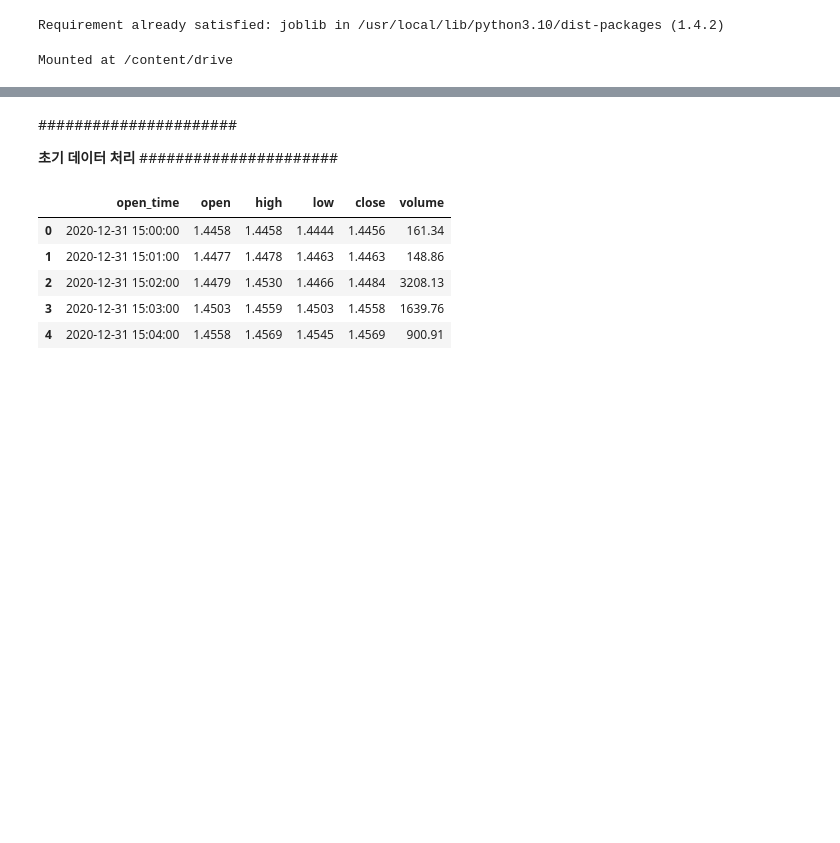
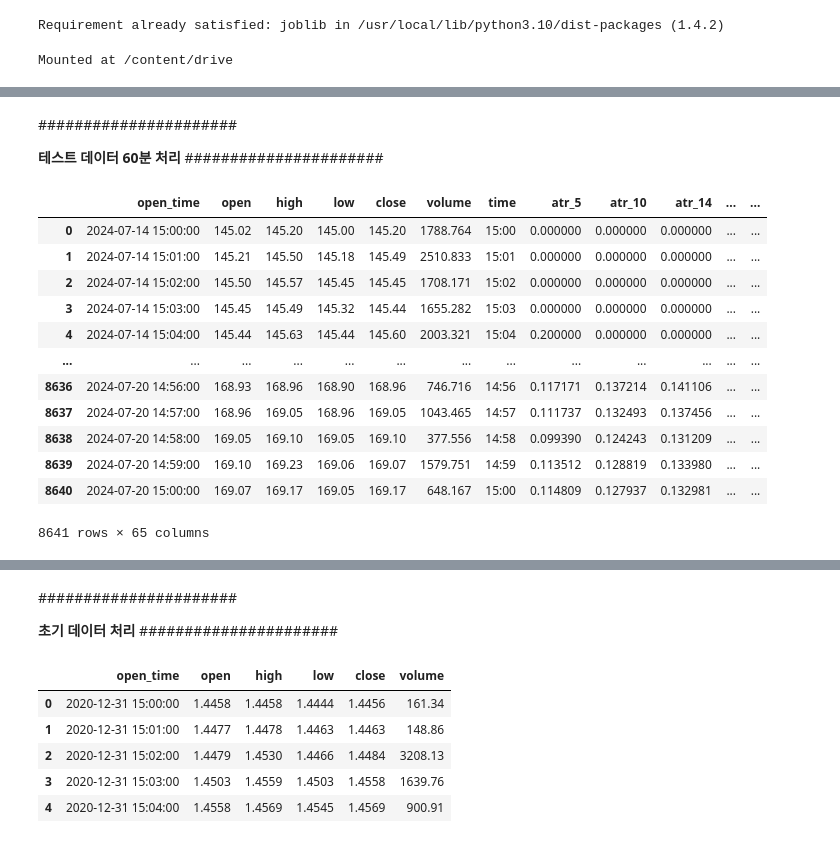
Before and after one commit to krkr5628/Crypto_Analysis_Colab, a Jupyter notebook: Data_Feature_multi_small.ipynb, the cells around one changed output, grey strips where cells are left out. Drawn from its saved outputs; the diff is of its cells as text; code cells hidden in the pictures; blank space fills up the shorter version.

```diff
--- a/Data_Feature_multi_small.ipynb
+++ b/Data_Feature_multi_small.ipynb
@@ -106,0 +150,5 @@ Mounted at /content/drive
+# %%
+data_test = pd.read_csv("/content/drive/MyDrive/Data/SOL_Data_Test.csv")
+
+# Display the first few rows of the dataset to ensure it is loaded correctly
+data_test.head()
@@ -106,0 +239,59 @@ Mounted at /content/drive
+# %% [markdown]
+######################
+
+**테스트 데이터 60분 처리**
+######################
+# %%
+def calculate_max_min_returns(df):
+    window_size = 60
+
+    # 'open_time' 열이 데이터프레임에 있는지 확인
+    if 'open_time' not in df.columns:
+        raise KeyError("'open_time' 열이 데이터프레임에 포함되어 있어야 합니다.")
+
+    # 'open_time' 열을 datetime으로 변환
+    df['open_time'] = pd.to_datetime(df['open_time'])
+
+    # 인덱스 중복 확인 및 제거
+    df = df[~df.duplicated(subset='open_time', keep='first')].copy()
+
+    # 각 행에 대해 60분 윈도우를 적용하여 최대 및 최소 가격 계산
+    df['max_price'] = df.apply(lambda row: df[(df['open_time'] >= row['open_time']) &
+                                              (df['open_time'] < row['open_time'] + pd.Timedelta(minutes=window_size))]['high'].max(), axis=1)
+    df['min_price'] = df.apply(lambda row: df[(df['open_time'] >= row['open_time']) &
+                                              (df['open_time'] < row['open_time'] + pd.Timedelta(minutes=window_size))]['low'].min(), axis=1)
+
+    # 결측값을 적절히 처리
+    df['max_price'].fillna(df['high'], inplace=True)
+    df['min_price'].fillna(df['low'], inplace=True)
+
+    # 현재 가격
+    current_price = df['close']
+
+    # 최대 및 최소 수익률 계산
+    df['max_return_60min'] = ((df['max_price'] - current_price) / current_price) * 100
+    df['min_return_60min'] = ((df['min_price'] - current_price) / current_price) * 100
+
+    # 필요없는 열 삭제
+    df.drop(columns=['max_price', 'min_price'], inplace=True)
+
+    return df
+
+# 최대 상승률과 최대 하락률 계산
+data_test = calculate_max_min_returns(data_test)
+# %%
+data_test
+# %% [output]
+|  | open_time | open | high | low | close | volume | time | atr_5 | atr_10 | atr_14 | ... | ... |
+| 0 | 2024-07-14 15:00:00 | 145.02 | 145.20 | 145.00 | 145.20 | 1788.764 | 15:00 | 0.000000 | 0.000000 | 0.000000 | ... | ... |
+| 1 | 2024-07-14 15:01:00 | 145.21 | 145.50 | 145.18 | 145.49 | 2510.833 | 15:01 | 0.000000 | 0.000000 | 0.000000 | ... | ... |
+| 2 | 2024-07-14 15:02:00 | 145.50 | 145.57 | 145.45 | 145.45 | 1708.171 | 15:02 | 0.000000 | 0.000000 | 0.000000 | ... | ... |
+| 3 | 2024-07-14 15:03:00 | 145.45 | 145.49 | 145.32 | 145.44 | 1655.282 | 15:03 | 0.000000 | 0.000000 | 0.000000 | ... | ... |
+| 4 | 2024-07-14 15:04:00 | 145.44 | 145.63 | 145.44 | 145.60 | 2003.321 | 15:04 | 0.200000 | 0.000000 | 0.000000 | ... | ... |
+| ... | ... | ... | ... | ... | ... | ... | ... | ... | ... | ... | ... | ... |
+| 8636 | 2024-07-20 14:56:00 | 168.93 | 168.96 | 168.90 | 168.96 | 746.716 | 14:56 | 0.117171 | 0.137214 | 0.141106 | ... | ... |
+| 8637 | 2024-07-20 14:57:00 | 168.96 | 169.05 | 168.96 | 169.05 | 1043.465 | 14:57 | 0.111737 | 0.132493 | 0.137456 | ... | ... |
+| 8638 | 2024-07-20 14:58:00 | 169.05 | 169.10 | 169.05 | 169.10 | 377.556 | 14:58 | 0.099390 | 0.124243 | 0.131209 | ... | ... |
+| 8639 | 2024-07-20 14:59:00 | 169.10 | 169.23 | 169.06 | 169.07 | 1579.751 | 14:59 | 0.113512 | 0.128819 | 0.133980 | ... | ... |
+| 8640 | 2024-07-20 15:00:00 | 169.07 | 169.17 | 169.05 | 169.17 | 648.167 | 15:00 | 0.114809 | 0.127937 | 0.132981 | ... | ... |
+8641 rows × 65 columns
```
Also changed, not shown: parts of 62 cells of this notebook.
